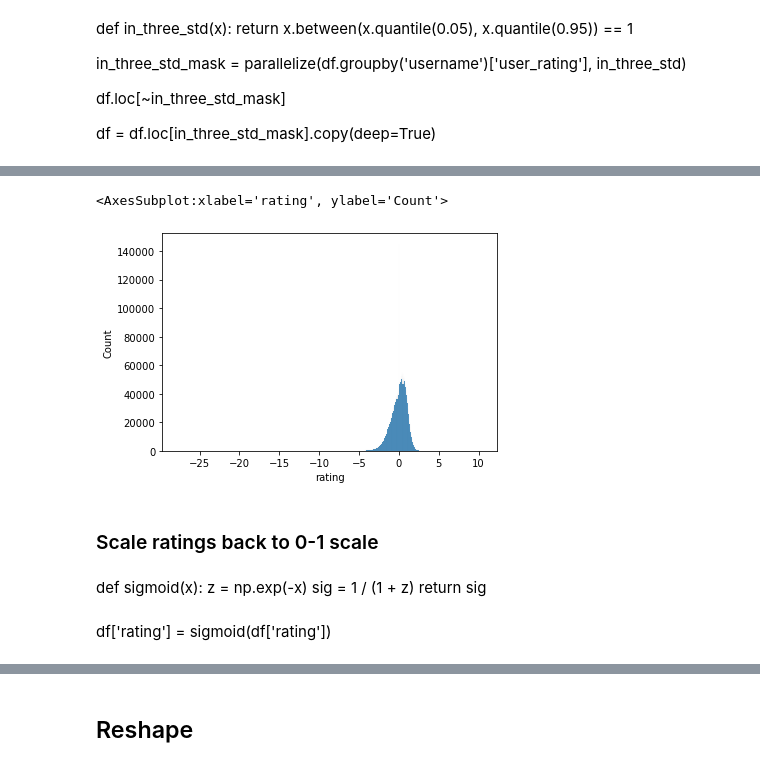
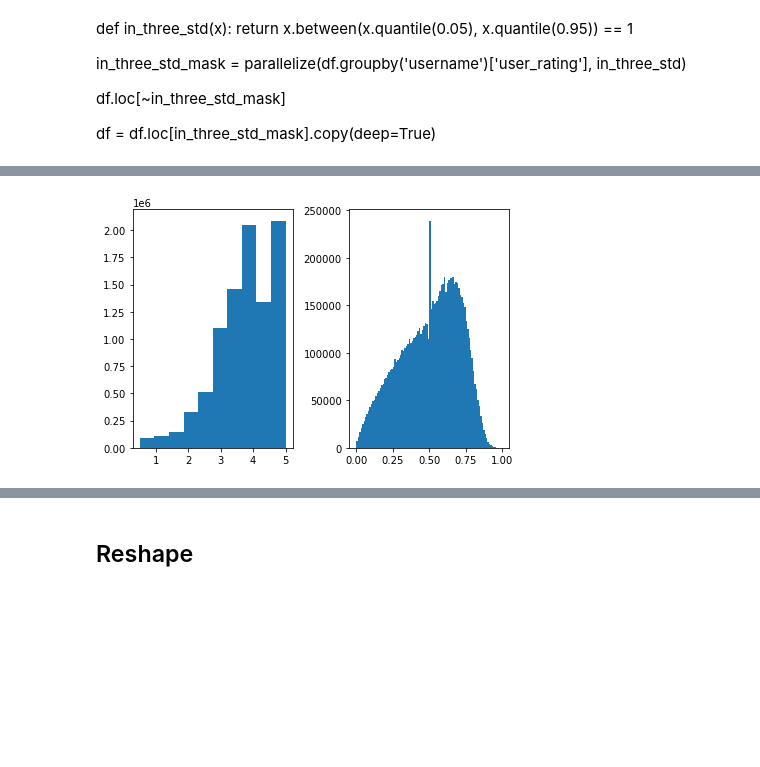
Before and after one commit to alancmathew/anime-recommendation-engine, a Jupyter notebook: notebooks/11_featureEngineering.ipynb, the cells around one changed output, grey strips where cells are left out. Saved outputs shown, nothing was run; the diff lists cells and outputs as text; code cells hidden in the pictures; blank space fills up the shorter version.

```diff
--- a/notebooks/11_featureEngineering.ipynb
+++ b/notebooks/11_featureEngineering.ipynb
@@ -64,3 +50,8 @@ sns.histplot(x='rating', data=df)
+# %%
+def group_rating_normalizer(group, scaler, value_col):
+    scaled = scaler.fit_transform(group[[value_col]])
+    return pd.Series(scaled.reshape(1, scaled.shape[0])[0], index=group.index)
 # %%
-user_rating_normalizer = partial(group_rating_normalizer, value_col='rating')
+user_rating_normalizer = partial(group_rating_normalizer, scaler=StandardScaler(), value_col='rating')
+df['orig_rating'] = df['rating']
 df['rating'] = parallelize(user_rating_normalizer, df.groupby('username'))
@@ -66,0 +74,4 @@ df['rating'] = parallelize(user_rating_normalizer, df.groupby('username'))
+# %%
+def sigmoid(x, scale=1):
+    z = np.exp(-scale * x)
+    return 1 / (1 + z)
@@ -67,3 +99,5 @@ df['rating'] = parallelize(user_rating_normalizer, df.groupby('username'))
+# %%
+df['rating'] = sigmoid(df['rating'])
 # %%
 df
 # %% [output]
@@ -83,14 +117,7 @@ df
 # %%
-sns.histplot(x='rating', data=df)
+fig, axs = plt.subplots(1, 2, tight_layout=True)
+axs[0].hist(df['orig_rating'])
+axs[1].hist(df['rating'], bins=100)
+plt.show()
 # %% [output]
-<AxesSubplot:xlabel='rating', ylabel='Count'>
-[figure, old version]
+[figure, new version]
-# %% [markdown]
-### Scale ratings back to 0-1 scale
-# %% [markdown]
-def sigmoid(x):
-    z = np.exp(-x)
-    sig = 1 / (1 + z)
-    return sig
-# %% [markdown]
-df['rating'] = sigmoid(df['rating'])
```
Also changed, not shown: parts of 16 cells of this notebook, 2 other files.
